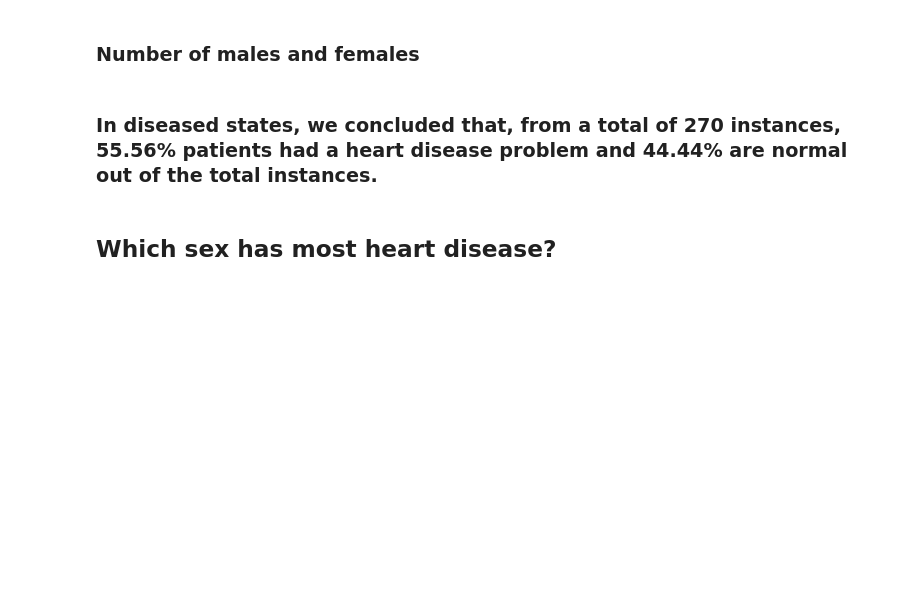
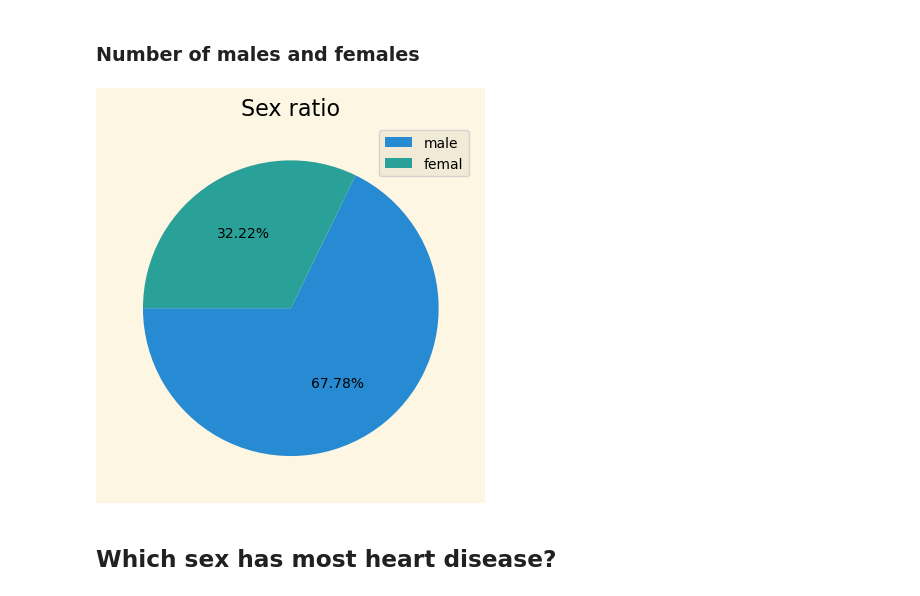
Before and after one commit to Tuwaiq-Data-Science-Bootcamp-V2/Bootcamp-Project-2, a Jupyter notebook: Project2.ipynb, the cells around one changed output. Cells and saved outputs as stored; diff of their text form; code cells hidden in the pictures; blank space fills up the shorter version.

```diff
--- a/Project2.ipynb
+++ b/Project2.ipynb
@@ -143,9 +149,9 @@ plt.legend(["Disease", "No disease"]);
 # %%
 plt.pie(Data.Sex.value_counts(), autopct='%1.2f%%',  startangle=180)
 plt.title('Sex ratio')
-plt.legend(["femal", "male"]);
+plt.legend(["male", "femal"]);
+# %% [output]
+[figure, added]
-# %% [markdown]
-### In diseased states, we concluded that, from a total of 270 instances,  55.56% patients had a heart disease problem and 44.44% are normal out of the total instances.
 # %% [markdown]
  ## Which sex has most heart disease?
 # %%
```
Also changed, not shown: parts of 23 cells of this notebook.
